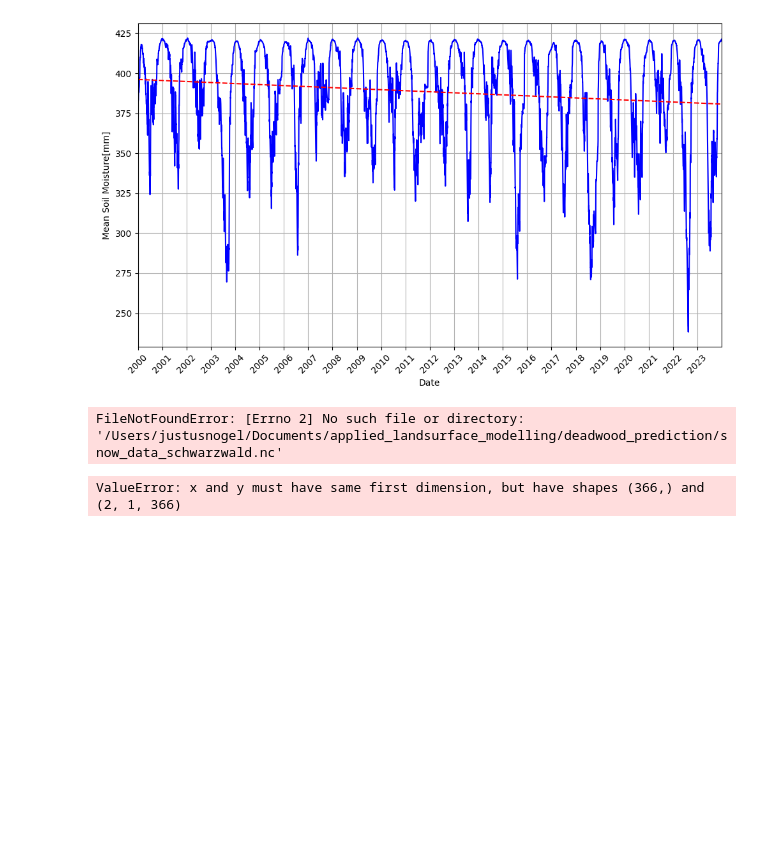
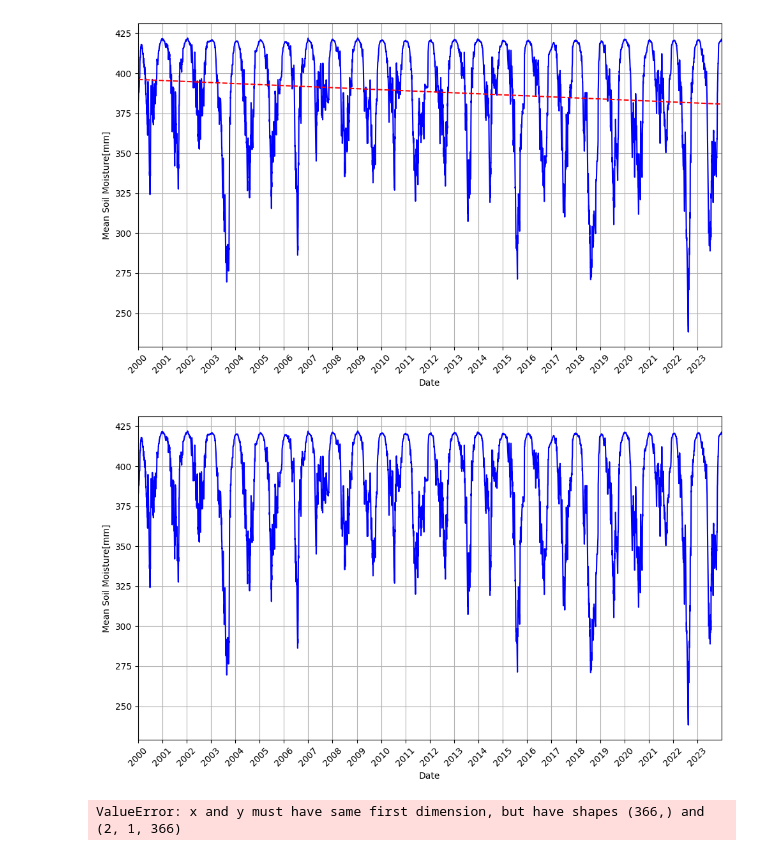
Before and after one commit to justusnoegel/deadwood_prediction, a Jupyter notebook: schwarzwald.ipynb, the cells around one changed output. Cells and saved outputs as stored; diff of their text form; code cells hidden in the pictures; blank space fills up the shorter version.

```diff
--- a/schwarzwald.ipynb
+++ b/schwarzwald.ipynb
@@ -289,34 +289,34 @@ plt.show()
 # %%
 import matplotlib.pyplot as plt
 import matplotlib.dates as mdates
 import xarray as xr
 
 # Read the NetCDF files into xarray.DataArray objects
-snow_xr_schwarzwald = xr.open_dataarray('snow_data_schwarzwald.nc')
-soil_moisture_xr_schwarzwald = xr.open_dataarray('soil_moisture_data_schwarzwald.nc')
-evapotranspiration_xr_schwarzwald = xr.open_dataarray('evapotranspiration_data_schwarzwald.nc')
+snow_xr_schwarzwald = xr.open_dataarray('data/snow_data_schwarzwald.nc')
+soil_moisture_xr_schwarzwald = xr.open_dataarray('data/soil_moisture_data_schwarzwald.nc')
+evapotranspiration_xr_schwarzwald = xr.open_dataarray('data/evapotranspiration_data_schwarzwald.nc')
 
 # Calculate the mean along the lat and lon axes (axis=1) for soil moisture
 mean_soil_moisture = soil_moisture_xr_schwarzwald.mean(dim=('lat', 'lon'))
 
 # Plot the mean soil moisture
 plt.figure(figsize=(10, 6))
 plt.plot(mean_soil_moisture.time, mean_soil_moisture, color='blue', linestyle='-')
 plt.xlabel('Date')
 plt.ylabel('Mean Soil Moisture[mm]')
 plt.xticks(rotation=45)
 
 # Set the x-axis limits to include only the years with data
 plt.xlim(mean_soil_moisture.time.min(), mean_soil_moisture.time.max())
 
 # Show every year on the x-axis based on the data
 plt.gca().xaxis.set_major_locator(mdates.YearLocator())
 
 plt.grid(True)
 plt.tight_layout()
 plt.show()
 # %% [output]
-FileNotFoundError: [Errno 2] No such file or directory: '/Users/justusnogel/Documents/applied_landsurface_modelling/deadwood_prediction/snow_data_schwarzwald.nc'
+[figure, added]
 # %%
 import matplotlib.pyplot as plt
 import matplotlib.dates as mdates
```
